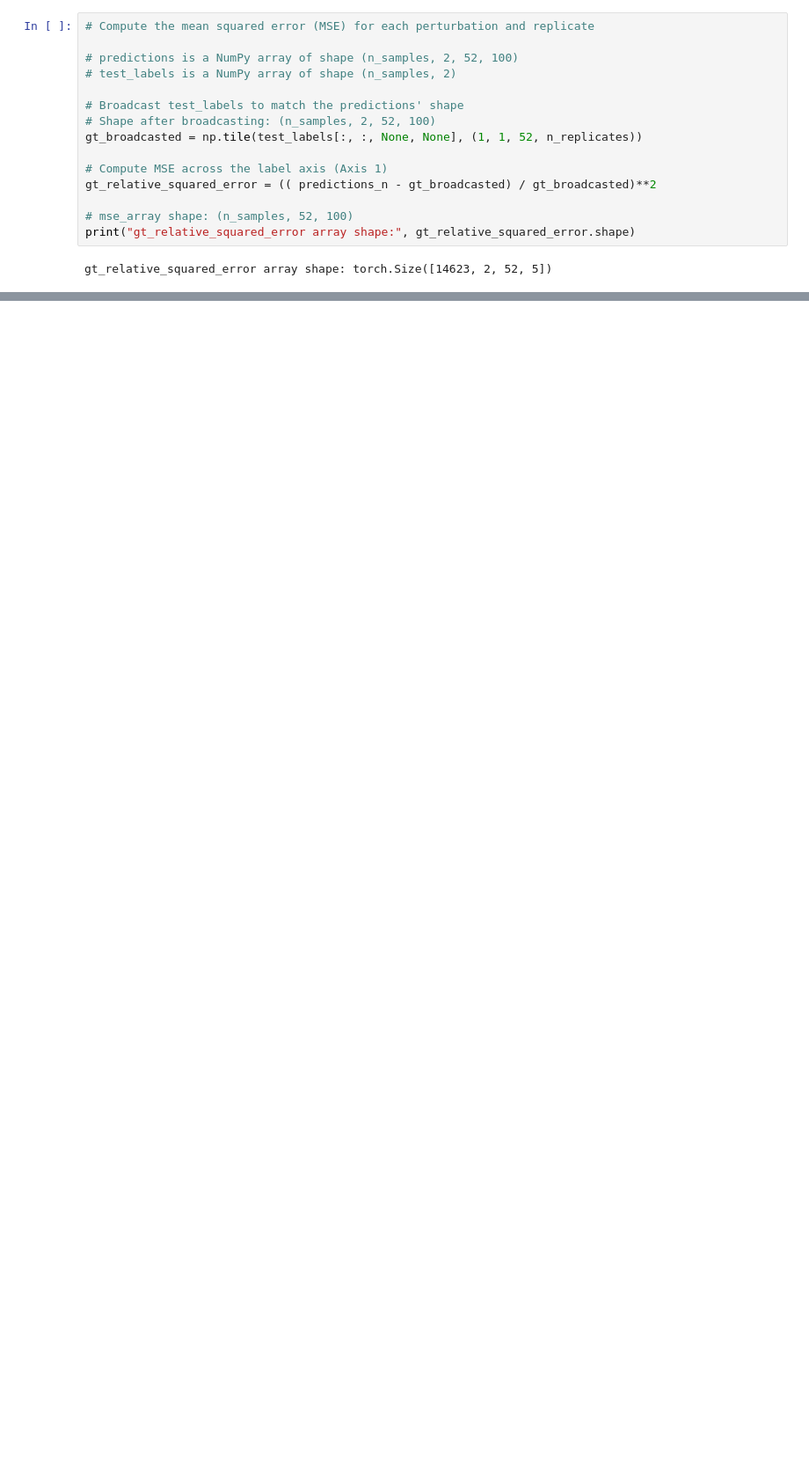
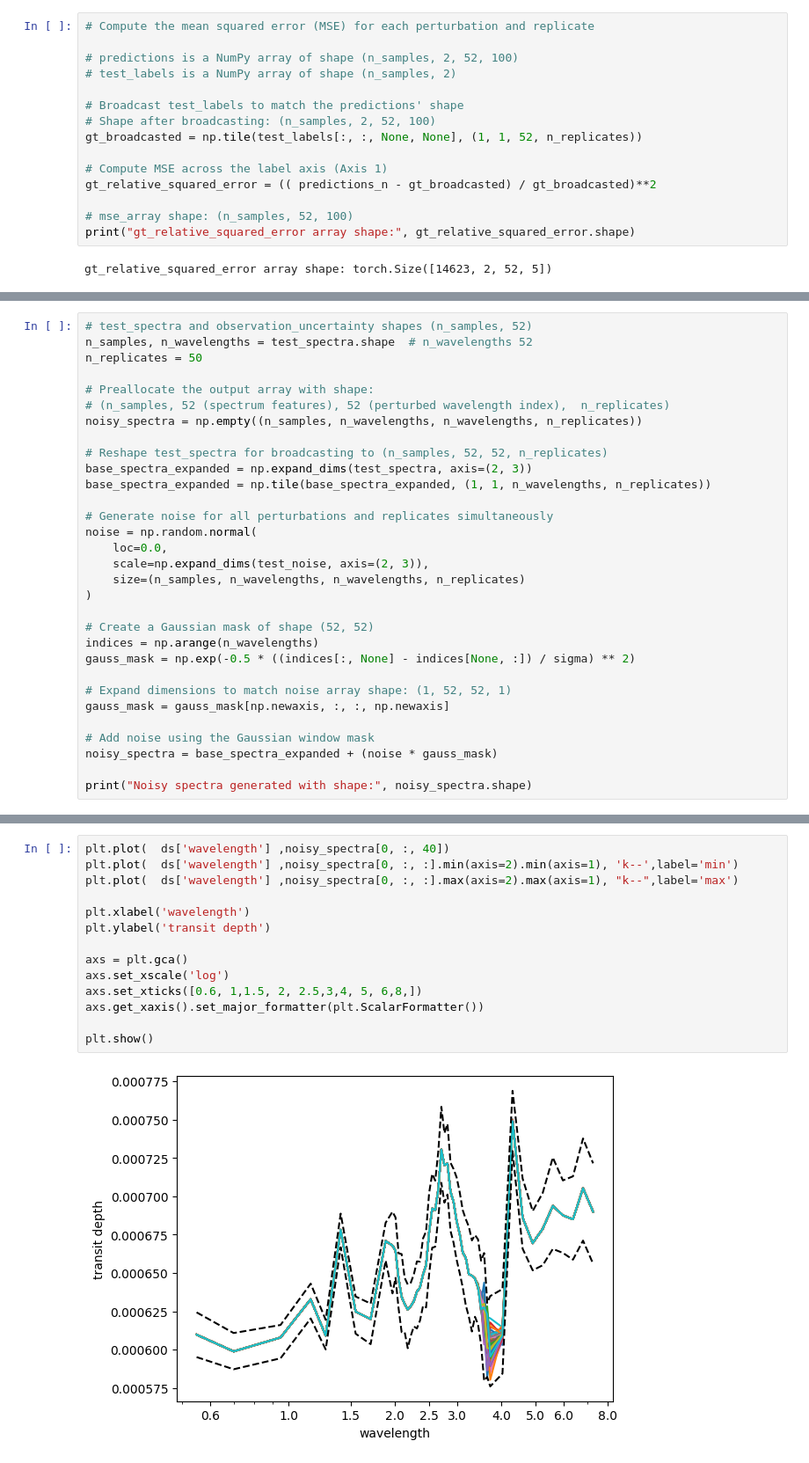
Before and after one commit to Jools-Clarke/SpeciesRetrieval, a Jupyter notebook: data_loader.ipynb, the cells around one changed output, grey strips where cells are left out. Shown at 88% size. Drawn from its saved outputs; the diff is of its cells as text; blank space fills up the shorter version.

Commit message:
added tunable gaussian window noise injection method

```diff
--- a/data_loader.ipynb
+++ b/data_loader.ipynb
@@ -809,0 +782,31 @@ ax.legend()
+# %%
+# test_spectra and observation_uncertainty shapes (n_samples, 52)
+n_samples, n_wavelengths = test_spectra.shape  # n_wavelengths 52
+n_replicates = 50
+
+# Preallocate the output array with shape:
+# (n_samples, 52 (spectrum features), 52 (perturbed wavelength index),  n_replicates)
+noisy_spectra = np.empty((n_samples, n_wavelengths, n_wavelengths, n_replicates))
+
+# Reshape test_spectra for broadcasting to (n_samples, 52, 52, n_replicates)
+base_spectra_expanded = np.expand_dims(test_spectra, axis=(2, 3))
+base_spectra_expanded = np.tile(base_spectra_expanded, (1, 1, n_wavelengths, n_replicates))
+
+# Generate noise for all perturbations and replicates simultaneously
+noise = np.random.normal(
+    loc=0.0,
+    scale=np.expand_dims(test_noise, axis=(2, 3)),
+    size=(n_samples, n_wavelengths, n_wavelengths, n_replicates)
+)
+
+# Create a Gaussian mask of shape (52, 52)
+indices = np.arange(n_wavelengths)
+gauss_mask = np.exp(-0.5 * ((indices[:, None] - indices[None, :]) / sigma) ** 2)
+
+# Expand dimensions to match noise array shape: (1, 52, 52, 1)
+gauss_mask = gauss_mask[np.newaxis, :, :, np.newaxis]
+
+# Add noise using the Gaussian window mask
+noisy_spectra = base_spectra_expanded + (noise * gauss_mask)
+
+print("Noisy spectra generated with shape:", noisy_spectra.shape)
@@ -809,0 +815,16 @@ ax.legend()
+# %%
+plt.plot(  ds['wavelength'] ,noisy_spectra[0, :, 40])
+plt.plot(  ds['wavelength'] ,noisy_spectra[0, :, :].min(axis=2).min(axis=1), 'k--',label='min')
+plt.plot(  ds['wavelength'] ,noisy_spectra[0, :, :].max(axis=2).max(axis=1), "k--",label='max')
+
+plt.xlabel('wavelength')
+plt.ylabel('transit depth')
+
+axs = plt.gca()
+axs.set_xscale('log')
+axs.set_xticks([0.6, 1,1.5, 2, 2.5,3,4, 5, 6,8,])
+axs.get_xaxis().set_major_formatter(plt.ScalarFormatter())
+
+plt.show()
+# %% [output]
+[figure, added]
```
Also changed, not shown: parts of 22 cells of this notebook, 2 other files.
